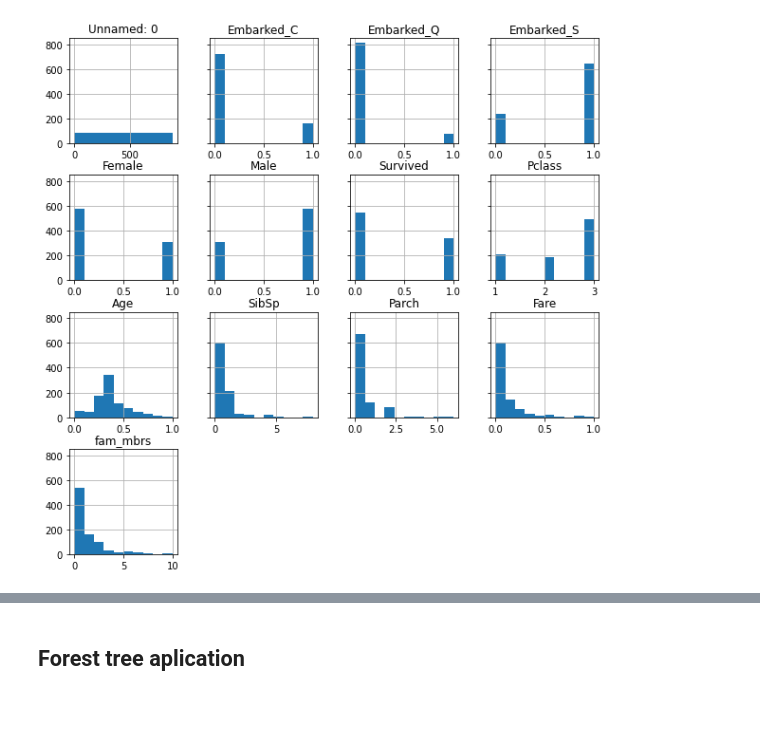
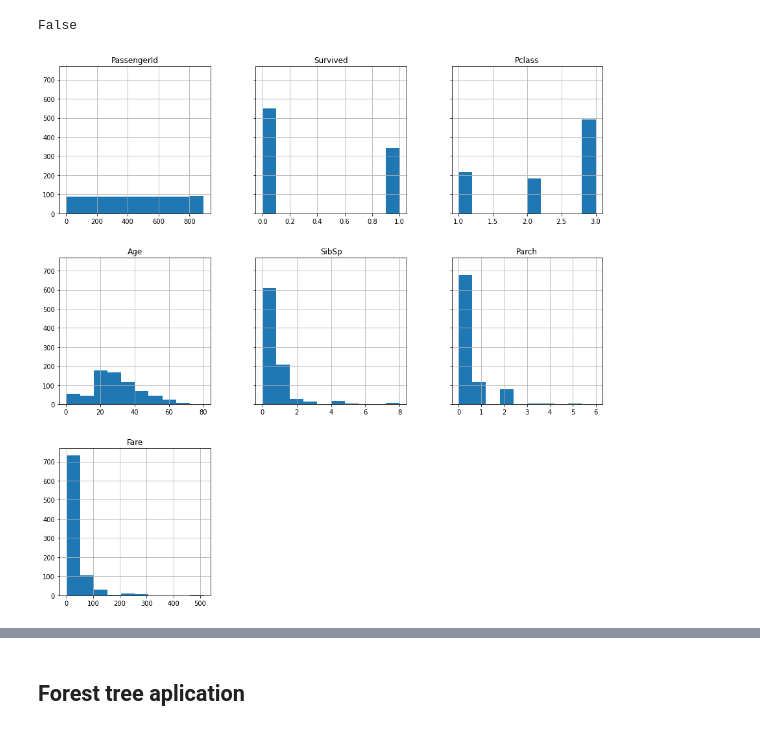
Before and after one commit to lusilve44/Random-Forest-Project, a Jupyter notebook: src/explore.ipynb, the cells around one changed output, grey strips where cells are left out. Drawn from its saved outputs; the diff is of its cells as text; code cells hidden in the pictures.

```diff
--- a/src/explore.ipynb
+++ b/src/explore.ipynb
@@ -10,6 +30,5 @@ from sklearn.preprocessing import MinMaxScaler
 from sklearn.model_selection import train_test_split
 from sklearn.metrics import mean_squared_error, r2_score
 # %%
-df = pd.read_csv("https://raw.githubusercontent.com/4GeeksAcademy/machine-learning-content/master/assets/clean_titanic_train.csv")
-#The dataset is already clean
+df_raw = pd.read_csv("https://raw.githubusercontent.com/4GeeksAcademy/random-forest-project-tutorial/main/titanic_train.csv")
 # %%
@@ -64,5 +90,9 @@ df.describe()
+# %%
+df_raw['PassengerId'].duplicated().any()
+# %% [output]
+False
 # %%
-df.hist(figsize=(10,10), sharey=True)
+df_raw.hist(figsize=(15,15), sharey=True)
 plt.show()
 # %% [output]
-[figure, old version]
+[figure, new version]
```
Also changed, not shown: parts of 20 cells of this notebook.
